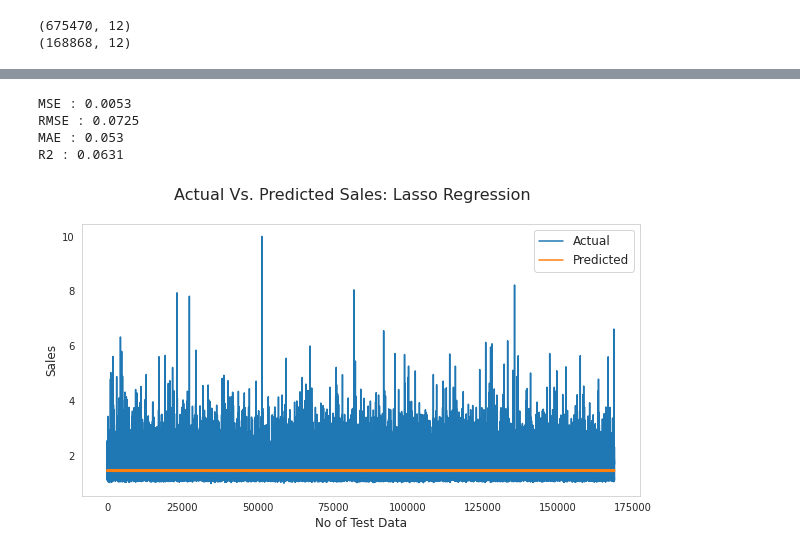
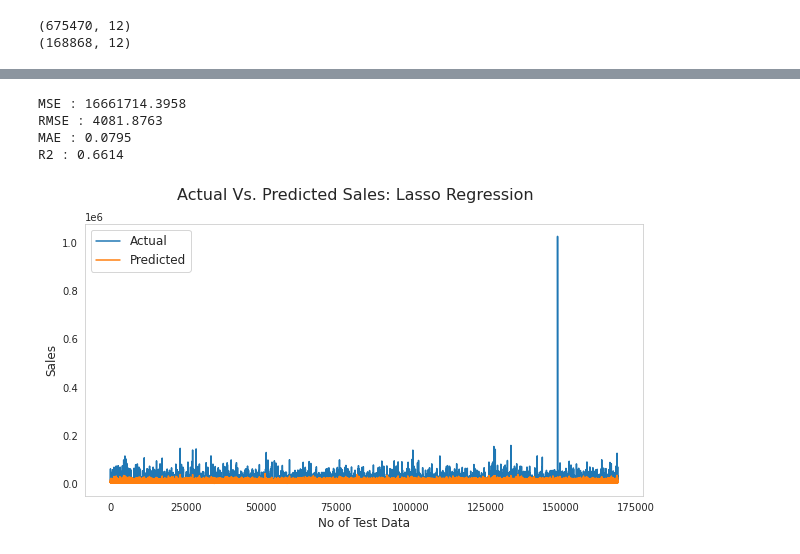
Before and after one commit to Mahima2208/Rossman-Sales-Prediction-Supervised-, a Jupyter notebook: Rossman_Sales_Prediction_Mahima_Phalkey.ipynb, the cells around one changed output, grey strips where cells are left out. Saved outputs shown, nothing was run; the diff lists cells and outputs as text; code cells hidden in the pictures.

```diff
--- a/Rossman_Sales_Prediction_Mahima_Phalkey.ipynb
+++ b/Rossman_Sales_Prediction_Mahima_Phalkey.ipynb
@@ -651,7 +653,8 @@ X = pd.DataFrame(scaler.transform(X), columns = X.columns)
-# %%
-scaler = MinMaxScaler()
-scaler.fit(y)
-y = pd.DataFrame(scaler.transform(y), columns = y.columns)
+# %%
+# Data transformation
+from scipy.stats import zscore
+X = X.apply(zscore)
+y = np.log10(y)
 # %%
 X_train, X_test, y_train, y_test = train_test_split(X,y, test_size = 0.2, random_state = 0)
 print(X_train.shape)
@@ -696,3 +708,0 @@ array([[0.16253463],
-# %%
-X_train = X_train.reset_index(drop=True)
-y_train=y_train.reset_index(drop=True)
@@ -731,5 +733,4 @@ plt.grid()
 # %%
 from sklearn.linear_model import Lasso
-lasso  = Lasso(alpha=0.01 , max_iter= 3000)
-
-lasso_reg_model=lasso.fit(X_train, y_train)
+lasso  = Lasso(alpha=0.001 , max_iter= 3000)
+lasso.fit(X_train, y_train)
@@ -757,26 +766,26 @@ array([[0.16253463],
 # %%
 # Test Performance of lasso regression model
-print("MSE :",round(mean_squared_error(y_test, y_pred_lasso), 4))
-print("RMSE :",round(math.sqrt(mean_squared_error(y_test, y_pred_lasso)),4))
+print("MSE :",round(mean_squared_error(10**y_test, 10**y_pred_lasso), 4))
+print("RMSE :",round(math.sqrt(mean_squared_error(10**y_test, 10**y_pred_lasso)),4))
 print("MAE :",round(mean_absolute_error(y_test, y_pred_lasso),4))
 print("R2 :",round(r2_score(y_test, y_pred_lasso), 4))
 # %% [output]
-MSE : 0.0053
-RMSE : 0.0725
-MAE : 0.053
-R2 : 0.0631
+MSE : 16661714.3958
+RMSE : 4081.8763
+MAE : 0.0795
+R2 : 0.6614
 # %%
 # Actual Price vs. Predicted Price for Lasso Regression Plotting
 plt.figure(figsize=(10,5))
-plt.plot(10**(np.array(y_test)))
 plt.plot(10**(y_pred_lasso))
+plt.plot((np.array(10**y_test)))
 plt.suptitle('Actual Vs. Predicted Sales: Lasso Regression', fontsize=16)
 plt.legend(['Actual','Predicted'], fontsize=12)
 plt.xlabel('No of Test Data', fontsize=12)
 plt.ylabel('Sales', fontsize=12)
 plt.grid()
 # %% [output]
-[figure, old version]
+[figure, new version]
 # %%
 from sklearn.model_selection import GridSearchCV
 # %%
```
Also changed, not shown: parts of 51 cells of this notebook.
